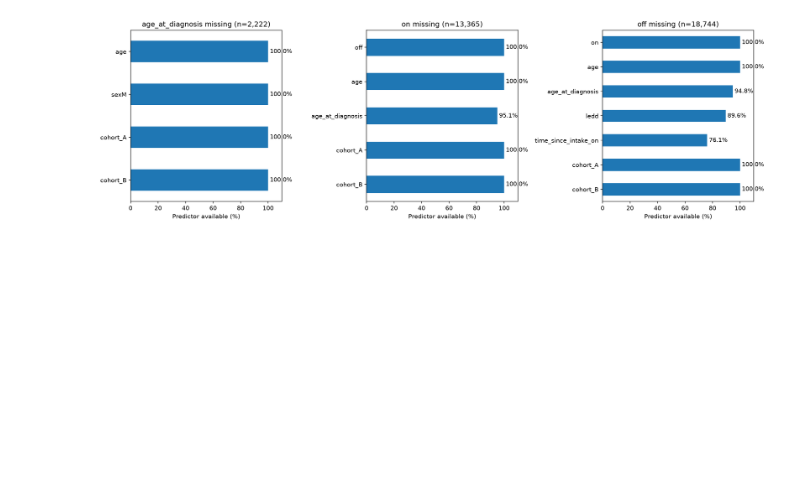
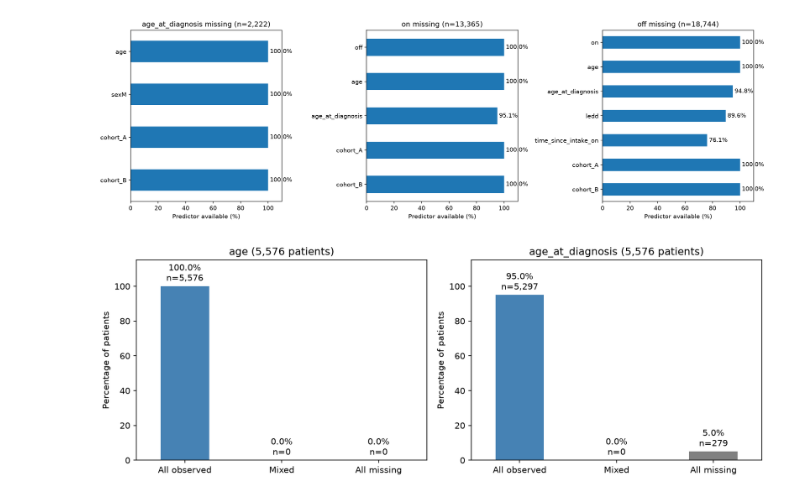
Before and after one commit to luc-polo/Challenge_Parkinson_disease, a Jupyter notebook: exploration/dataset_exploration.ipynb, the cells around one changed output. Drawn from its saved outputs; the diff is of its cells as text; code cells hidden in the pictures; blank space fills up the shorter version.

```diff
--- a/exploration/dataset_exploration.ipynb
+++ b/exploration/dataset_exploration.ipynb
@@ -99,3 +99,25 @@ plt.tight_layout()
 plt.show()
 # %% [output]
 [figure]
+# %%
+# Mixed patients have both missing and observed values at different visits.
+fig, axes = plt.subplots(1, 2, figsize=(11, 4))
+for ax, feature in zip(axes, ["age", "age_at_diagnosis"]):
+    visits = eda.groupby("patient_id")[feature]
+    observed, total = visits.count(), visits.size()
+    counts = pd.Series({
+        "All observed": (observed == total).sum(),
+        "Mixed": ((observed > 0) & (observed < total)).sum(),
+        "All missing": (observed == 0).sum(),
+    })
+    rates = 100 * counts / len(total)
+    rates.plot.bar(ax=ax, rot=0, color=["steelblue", "darkorange", "gray"])
+    ax.bar_label(ax.containers[0], labels=[
+        f"{rate:.1f}%\nn={count:,}" for rate, count in zip(rates, counts)
+    ], padding=3)
+    ax.set(title=f"{feature} ({len(total):,} patients)",
+           ylabel="Percentage of patients", ylim=(0, 115))
+plt.tight_layout()
+plt.show()
+# %% [output]
+[figure, added]
```
